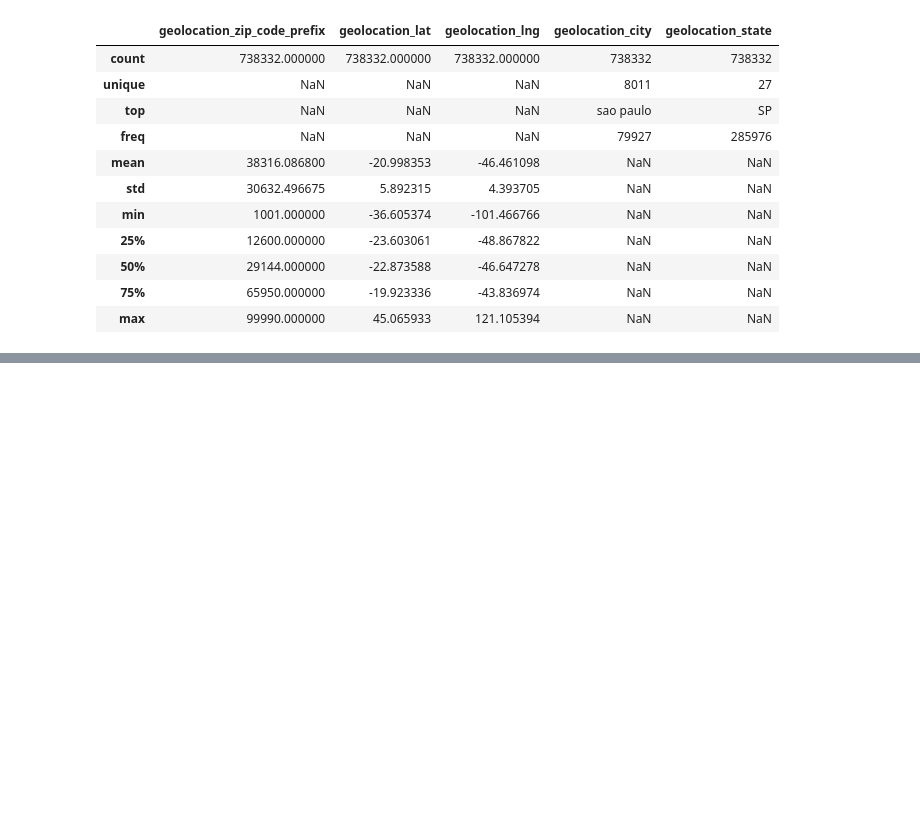
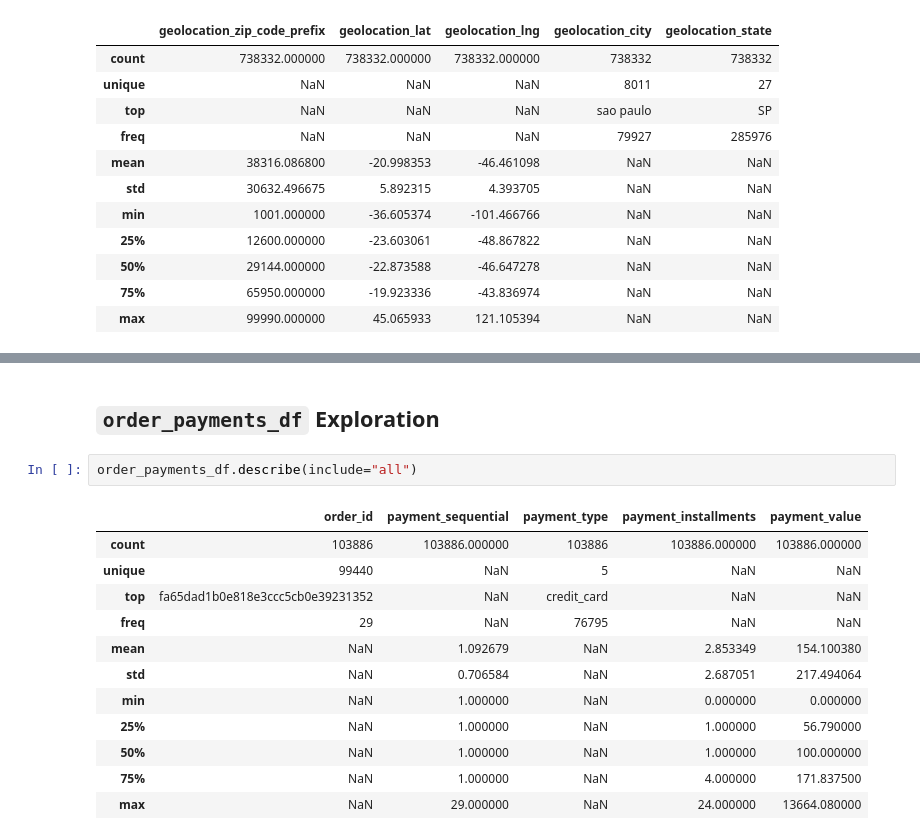
Before and after one commit to naufalmuafi/e-commerce_analysis_project, a Jupyter notebook: main.ipynb, the cells around one changed output, grey strips where cells are left out. Drawn from its saved outputs; the diff is of its cells as text; blank space fills up the shorter version.

```diff
--- a/main.ipynb
+++ b/main.ipynb
@@ -933,0 +925,17 @@ geolocation_df.groupby(by="geolocation_state").agg({
+# %% [markdown]
+## `order_payments_df` Exploration
+# %%
+order_payments_df.describe(include="all")
+# %% [output]
+|  | order_id | payment_sequential | payment_type | payment_installments | payment_value |
+| count | 103886 | 103886.000000 | 103886 | 103886.000000 | 103886.000000 |
+| unique | 99440 | NaN | 5 | NaN | NaN |
+| top | fa65dad1b0e818e3ccc5cb0e39231352 | NaN | credit_card | NaN | NaN |
+| freq | 29 | NaN | 76795 | NaN | NaN |
+| mean | NaN | 1.092679 | NaN | 2.853349 | 154.100380 |
+| std | NaN | 0.706584 | NaN | 2.687051 | 217.494064 |
+| min | NaN | 1.000000 | NaN | 0.000000 | 0.000000 |
+| 25% | NaN | 1.000000 | NaN | 1.000000 | 56.790000 |
+| 50% | NaN | 1.000000 | NaN | 1.000000 | 100.000000 |
+| 75% | NaN | 1.000000 | NaN | 4.000000 | 171.837500 |
+| max | NaN | 29.000000 | NaN | 24.000000 | 13664.080000 |
```
Also changed, not shown: parts of 5 cells of this notebook.
